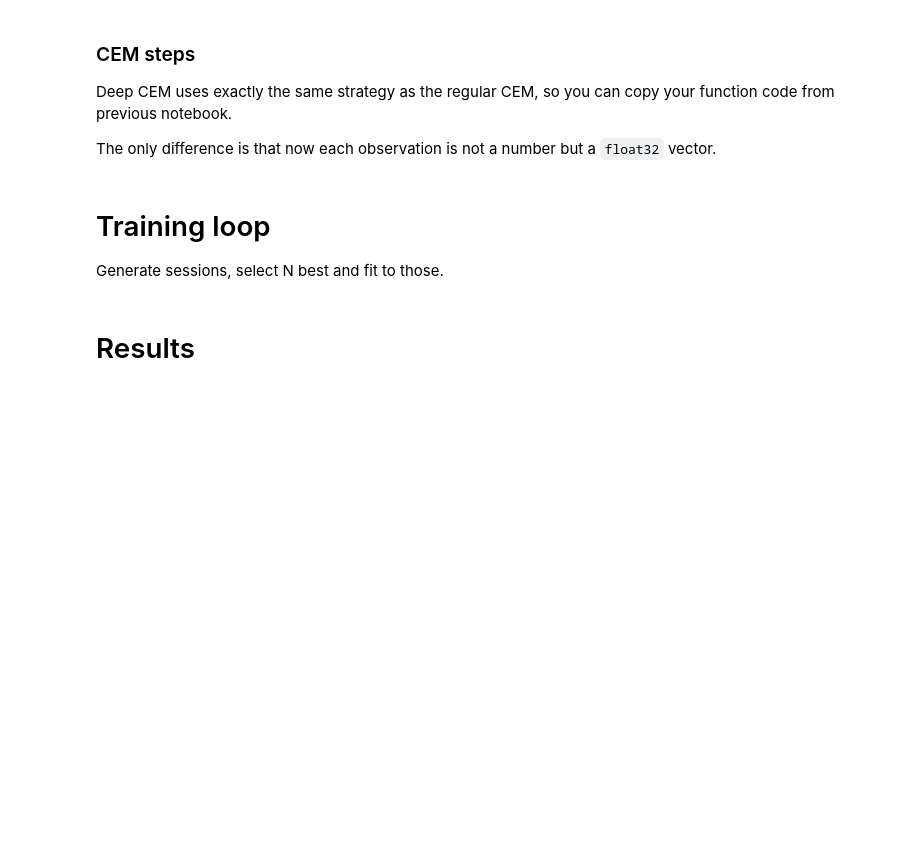
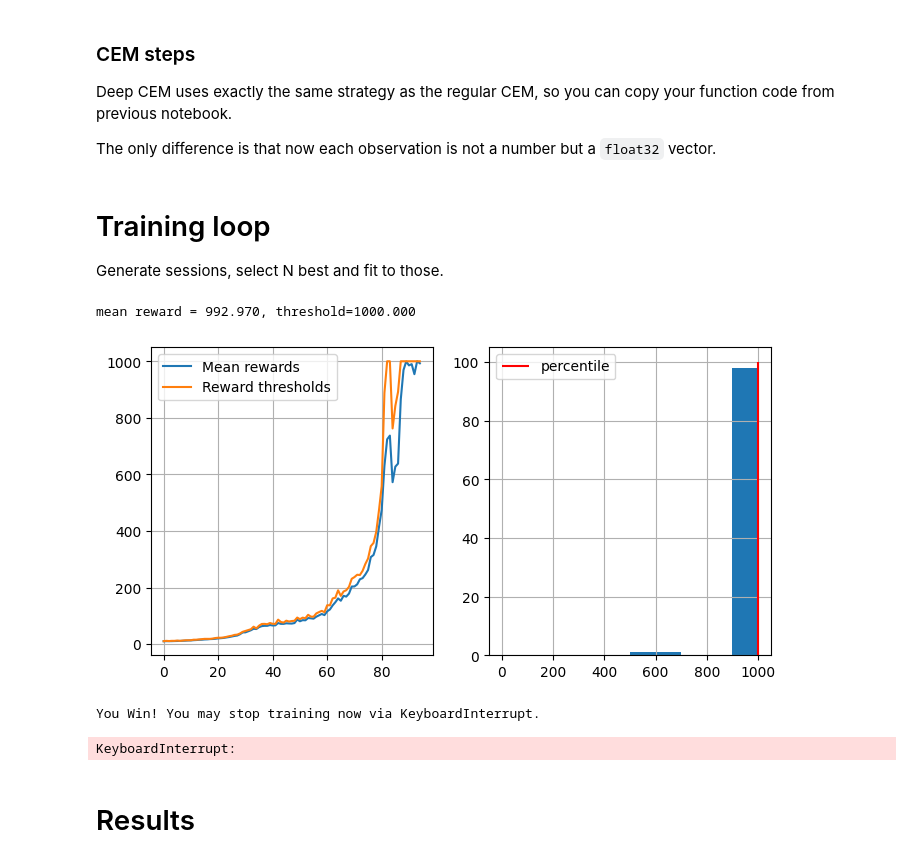
Before and after one commit to Skiftare/Practical_RL_shad, a Jupyter notebook: week01_intro/deep_crossentropy_method.ipynb, the cells around one changed output. Cells and saved outputs as stored; diff of their text form; code cells hidden in the pictures; blank space fills up the shorter version.

```diff
--- a/week01_intro/deep_crossentropy_method.ipynb
+++ b/week01_intro/deep_crossentropy_method.ipynb
@@ -83,13 +85,13 @@ def generate_session(env, agent, t_max=1000):
     for t in range(t_max):
 
         # use agent to predict a vector of action probabilities for state :s:
-        probs = <YOUR CODE>
+        probs = agent.predict_proba([s])[0]
 
         assert probs.shape == (env.action_space.n,), "make sure probabilities are a vector (hint: np.reshape)"
 
         # use the probabilities you predicted to pick an action
         # sample proportionally to the probabilities, don't just take the most likely action
-        a = <YOUR CODE>
+        a = np.random.choice(list(range(n_actions)), p = probs)
         # ^-- hint: try np.random.choice
 
         new_s, r, terminated, truncated, _ = env.step(a)
@@ -114,6 +124,7 @@ Deep CEM uses exactly the same strategy as the regular CEM, so you can copy your
 
 The only difference is that now each observation is not a number but a `float32` vector.
 # %%
+
 def select_elites(states_batch, actions_batch, rewards_batch, percentile=50):
     """
     Select states and actions from games that have rewards >= percentile
@@ -130,7 +141,15 @@ def select_elites(states_batch, actions_batch, rewards_batch, percentile=50):
     (they will become different later).
     """
 
-    <YOUR CODE: copy-paste your implementation from the previous notebook>
+    reward_threshold = np.percentile(rewards_batch, percentile)
+
+    elite_states = list(chain.from_iterable(
+        states for (states, reward) in zip(states_batch, rewards_batch) if reward >= reward_threshold
+    ))
+    elite_actions = list(chain.from_iterable(
+        actions for (actions, reward) in zip(actions_batch, rewards_batch) if reward >= reward_threshold
+    ))
+
 
     return elite_states, elite_actions
 # %% [markdown]
@@ -175,23 +194,28 @@ def show_progress(rewards_batch, log, percentile, reward_range=[-990, +10]):
 # %%
 n_sessions = 100
 percentile = 70
 log = []
 
 for i in range(100):
     # generate new sessions
-    sessions = [ <YOUR CODE: generate a list of n_sessions new sessions> ]
+    sessions = [generate_session(env, agent) for _ in range(n_sessions)]
 
-    states_batch, actions_batch, rewards_batch = map(np.array, zip(*sessions))
+    states_batch, actions_batch, rewards_batch = zip(*sessions)  # остаётся tuple of lists
 
-    elite_states, elite_actions = <YOUR CODE: select elite actions just like before>
+    elite_states, elite_actions = select_elites(states_batch, actions_batch, rewards_batch, percentile)
 
-    <YOUR CODE: partial_fit agent to predict elite_actions(y) from elite_states(X)>
+    agent.fit(elite_states, elite_actions)
 
     show_progress(
         rewards_batch, log, percentile, reward_range=[0, np.max(rewards_batch)]
     )
 
     if np.mean(rewards_batch) > 190:
         print("You Win! You may stop training now via KeyboardInterrupt.")
+# %% [output]
+mean reward = 992.970, threshold=1000.000
+[figure, added]
+You Win! You may stop training now via KeyboardInterrupt.
+KeyboardInterrupt:
 # %% [markdown]
 # Results
```
Also changed, not shown: parts of 4 cells of this notebook, 2 other files.
